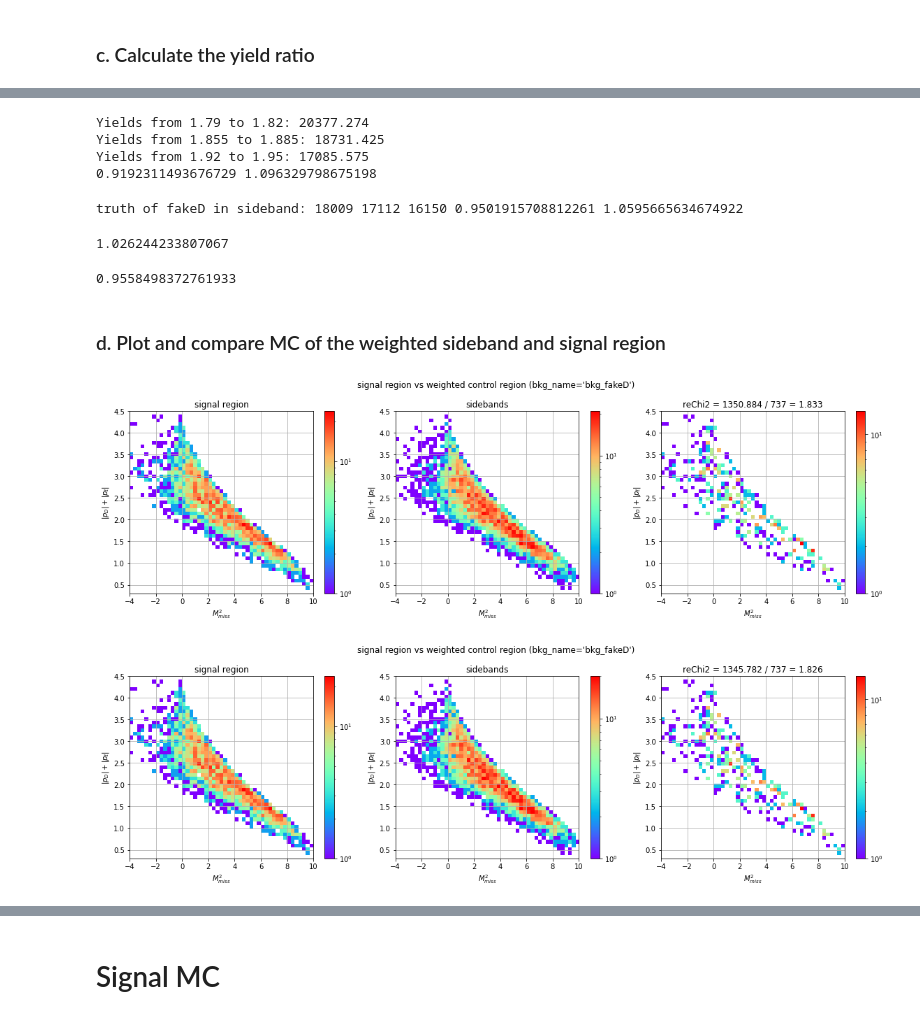
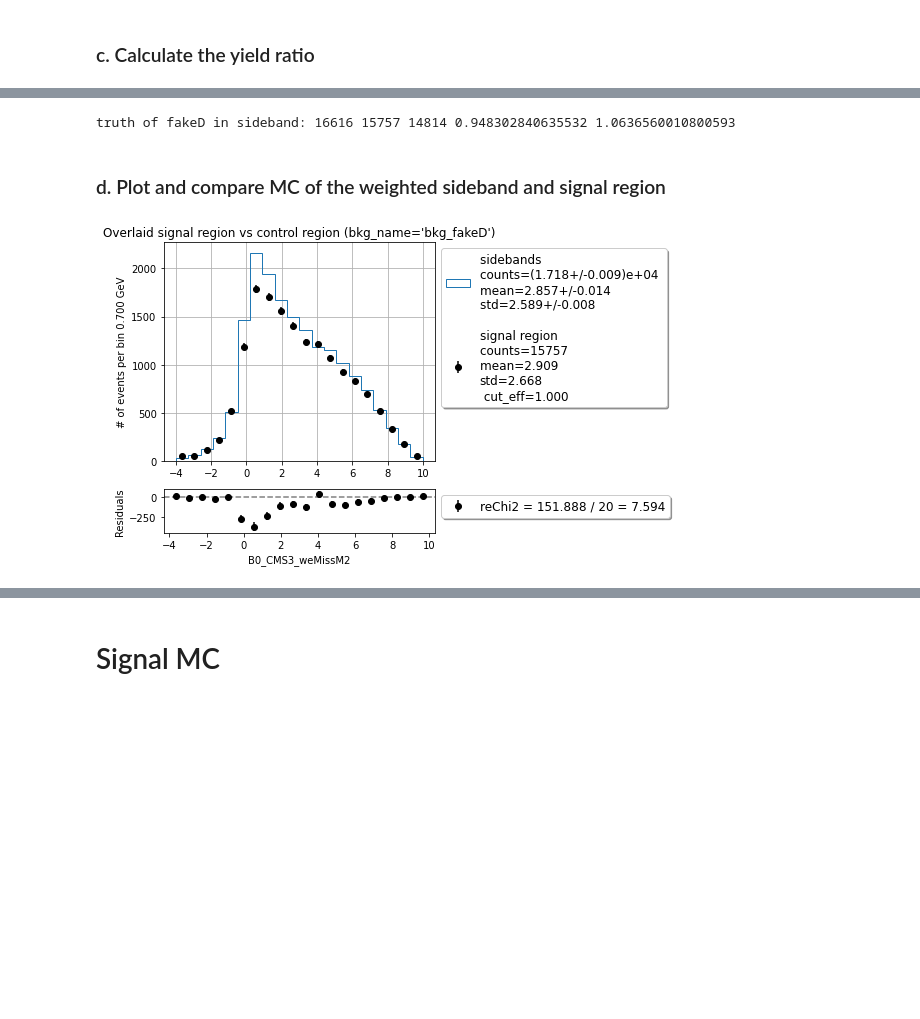
Before and after one commit to zjkjsd/inclusive_R_D, a Jupyter notebook: Notebooks/Plotting/1_PlotNtuple_signalRegion_e.ipynb, the cells around one changed output, grey strips where cells are left out. Saved outputs shown, nothing was run; the diff lists cells and outputs as text; code cells hidden in the pictures; blank space fills up the shorter version.

```diff
--- a/Notebooks/Plotting/1_PlotNtuple_signalRegion_e.ipynb
+++ b/Notebooks/Plotting/1_PlotNtuple_signalRegion_e.ipynb
@@ -36,7 +36,7 @@ data_4S = uproot.concatenate([f'../../Samples/Data/e_channel/proc13_4S_quaxo_4.r
 df_mc_4S = pd.DataFrame(MC_4S)
 df_data_4S = pd.DataFrame(data_4S)
 # %%
-lgb_tight = 'sig_prob==largest_prob and sig_prob>0.6 and fakeD_prob<0.05'
+lgb_tight = 'sig_prob==largest_prob and sig_prob>0.65 and fakeD_prob<0.05'
 ag_tight = 'sig_prob==largest_prob and sig_prob>0.8 and fakeD_prob<0.05'
 MVA_all = 'D_M>0'
 
@@ -359,29 +405,10 @@ Yields from 1.92 to 1.95: 18617.77
-# %%
-# fit poly only
-yields_left = fitter.poly_integral(xrange=[1.79,1.82],result=result_ml)
-yields_sig = fitter.poly_integral(xrange=[1.855,1.885],result=result_ml)
-yields_right = fitter.poly_integral(xrange=[1.92,1.95],result=result_ml)
-print(yields_sig/yields_left, yields_sig/yields_right)
-# %% [output]
-Yields from 1.79 to 1.82: 20377.274
-Yields from 1.855 to 1.885: 18731.425
-Yields from 1.92 to 1.95: 17085.575
-0.9192311493676729 1.096329798675198
 # %%
 a = len(samples['bkg_fakeD'].query('1.79<D_M<1.82')) #* 187/1000
 b = len(samples['bkg_fakeD'].query('1.92<D_M<1.95')) #* 187/1000
 c = len(samples['bkg_fakeD'].query('1.855<D_M<1.885')) #* 187/1000
 print('truth of fakeD in sideband:',a,c,b, c/a, c/b)
 # %% [output]
-truth of fakeD in sideband: 18009 17112 16150 0.9501915708812261 1.0595665634674922
+truth of fakeD in sideband: 16616 15757 14814 0.948302840635532 1.0636560010800593
-# %%
-0.9363039912520503/0.9123598071568553
-# %% [output]
-1.026244233807067
-# %%
-1.0574251312133374/1.1062669992460268
-# %% [output]
-0.9558498372761933
 # %% [markdown]
 ### d. Plot and compare MC of the weighted sideband and signal region
 # %%
@@ -395,21 +422,18 @@ mpl.plot_mc_sig_control(variable=['B0_CMS3_weMissM2','p_D_l'],
                         bins=[b1,b2],
                         bkg_name='bkg_fakeD',cut=None,merge_sidebands=True,
                         scale=scale,correction=False,mask=[],figsize=(16,5))
-# %% [output]
-[figure, removed]
 # %%
 # calculating the scaling factors from mc
-b1 = np.linspace(-4,10,51)
-b2 = np.linspace(0.3,4.5,51)
-scale = {'left sideband': yields_sig/yields_left/2*1.026244233807067,
+b1 = np.linspace(-4,10,21)
+scale = {'left sideband': (yields_sig/yields_left/2).n,
          'signal region': 1,
-         'right sideband': yields_sig/yields_right/2*0.9558498372761933}
-mpl.plot_mc_sig_control(variable=['B0_CMS3_weMissM2','p_D_l'],
-                        bins=[b1,b2],
+         'right sideband': (yields_sig/yields_right/2).n}
+mpl.plot_mc_sig_control(variable='B0_CMS3_weMissM2',bins=b1,
                         bkg_name='bkg_fakeD',cut=None,merge_sidebands=True,
-                        scale=scale,correction=False,mask=[],figsize=(16,5))
+                        scale=scale,correction=False,mask=[],
+                        legend_fs=12,legend_nc=1)
 # %% [output]
-[figure, old version]
+[figure, new version]
 # %%
 # calculating the scaling factors from mc
 b1 = np.linspace(-4,10,21)
```
Also changed, not shown: parts of 21 cells of this notebook, 6 other files.
